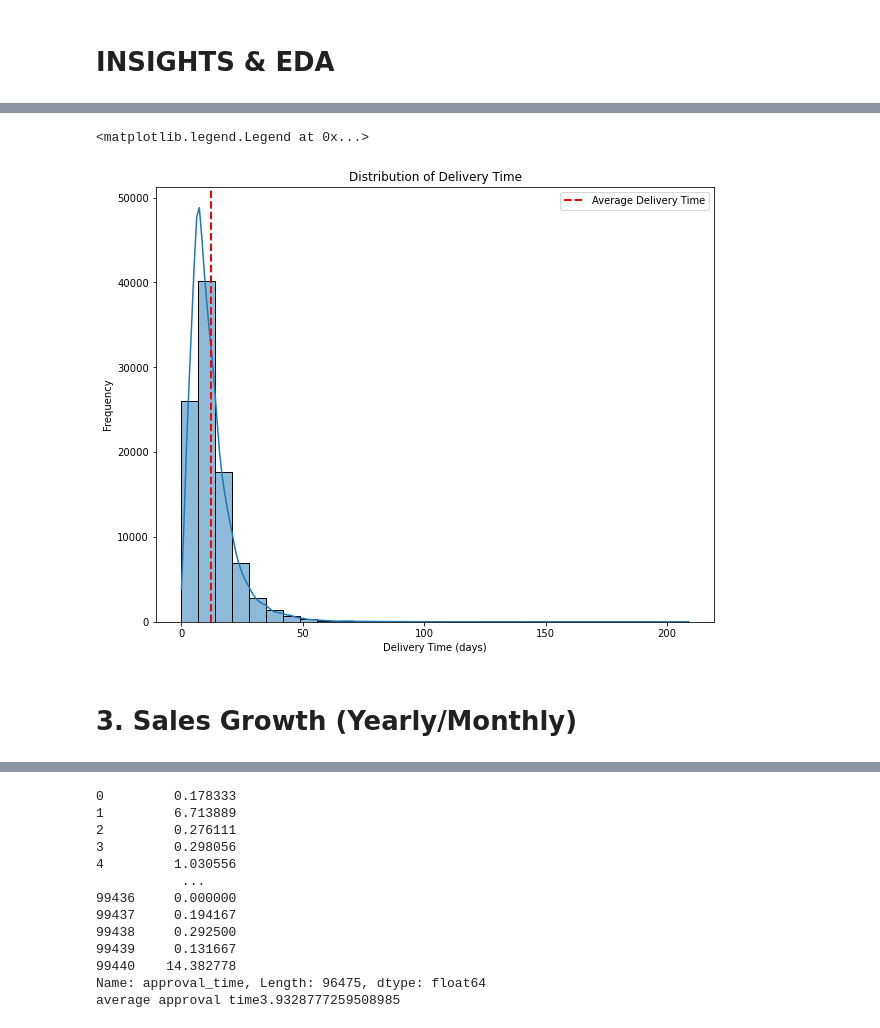
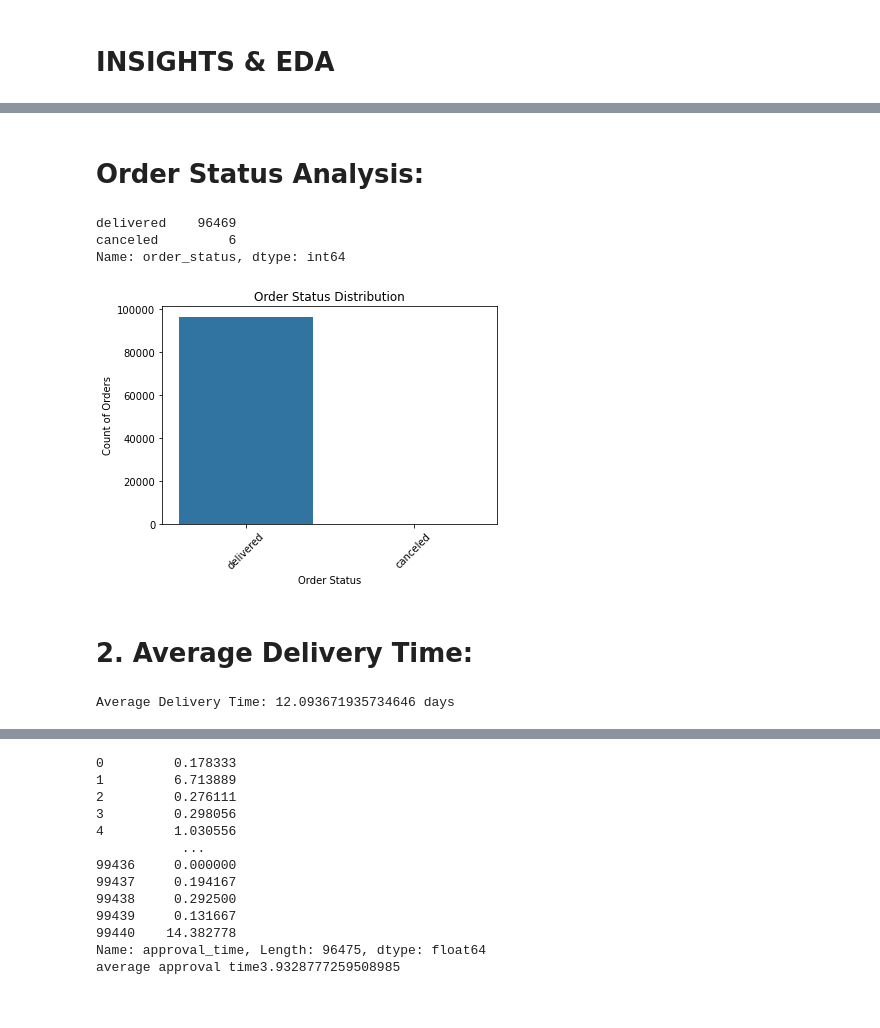
Before and after one commit to pallaviwale/Circular_Economy_Coders_037, a Jupyter notebook: [orders_data]_and_[products_data].ipynb, the cells around one changed output, grey strips where cells are left out. Cells and saved outputs as stored; diff of their text form; code cells hidden in the pictures.

```diff
--- a/[orders_data]_and_[products_data].ipynb
+++ b/[orders_data]_and_[products_data].ipynb
@@ -251,15 +227,0 @@ average delivery time: 12.093671935734646
-# %%
-# 1. Average Delivery Time
-
-plt.figure(figsize=(10,8))
-sns.histplot(df_orders['delivery_time'], bins=30, kde=True)
-plt.axvline(df_orders['delivery_time'].mean(), color='r', linestyle='dashed', linewidth=2, label='Average Delivery Time')
-plt.title('Distribution of Delivery Time')
-plt.xlabel('Delivery Time (days)')
-plt.ylabel('Frequency')
-plt.legend()
-# %% [output]
-<matplotlib.legend.Legend at 0x...>
-[figure, removed]
-# %% [markdown]
-# 3. Sales Growth (Yearly/Monthly)
@@ -269,0 +228,33 @@ df_orders['order_purchase_month'] = df_orders['order_purchase_timestamp'].dt.mon
+# %% [markdown]
+# Order Status Analysis:
+# %%
+# Count the number of orders by their status
+order_status_counts = df_orders['order_status'].value_counts()
+print(order_status_counts)
+# Plotting the order status distribution
+sns.barplot(x=order_status_counts.index, y=order_status_counts.values)
+plt.title('Order Status Distribution')
+plt.xlabel('Order Status')
+plt.ylabel('Count of Orders')
+plt.xticks(rotation=45)
+plt.show()
+# %% [output]
+delivered    96469
+canceled         6
+Name: order_status, dtype: int64
+[figure, added]
+# %% [markdown]
+# 2. Average Delivery Time:
+# %%
+# Convert dates to datetime format
+df_orders['order_purchase_timestamp'] = pd.to_datetime(df_orders['order_purchase_timestamp'])
+df_orders['order_delivered_customer_date'] = pd.to_datetime(df_orders['order_delivered_customer_date'])
+
+# Calculate delivery time for each order
+df_orders['delivery_time'] = (df_orders['order_delivered_customer_date'] - df_orders['order_purchase_timestamp']).dt.days
+
+# Get the average delivery time
+avg_delivery_time = df_orders['delivery_time'].mean()
+print(f"Average Delivery Time: {avg_delivery_time} days")
+# %% [output]
+Average Delivery Time: 12.093671935734646 days
```
Also changed, not shown: parts of 33 cells of this notebook.
